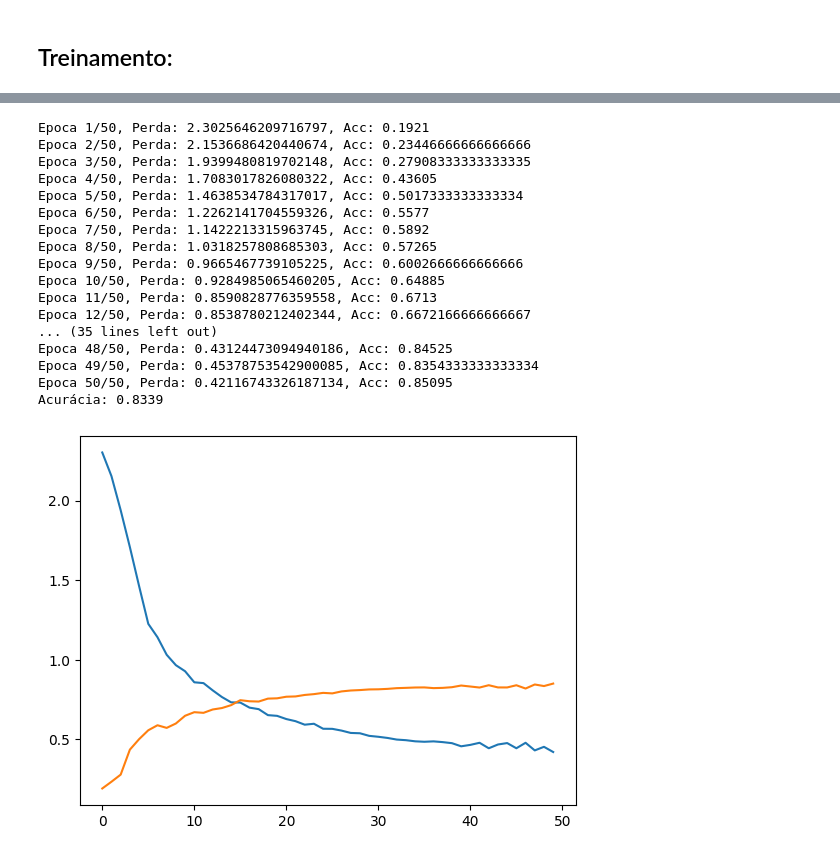
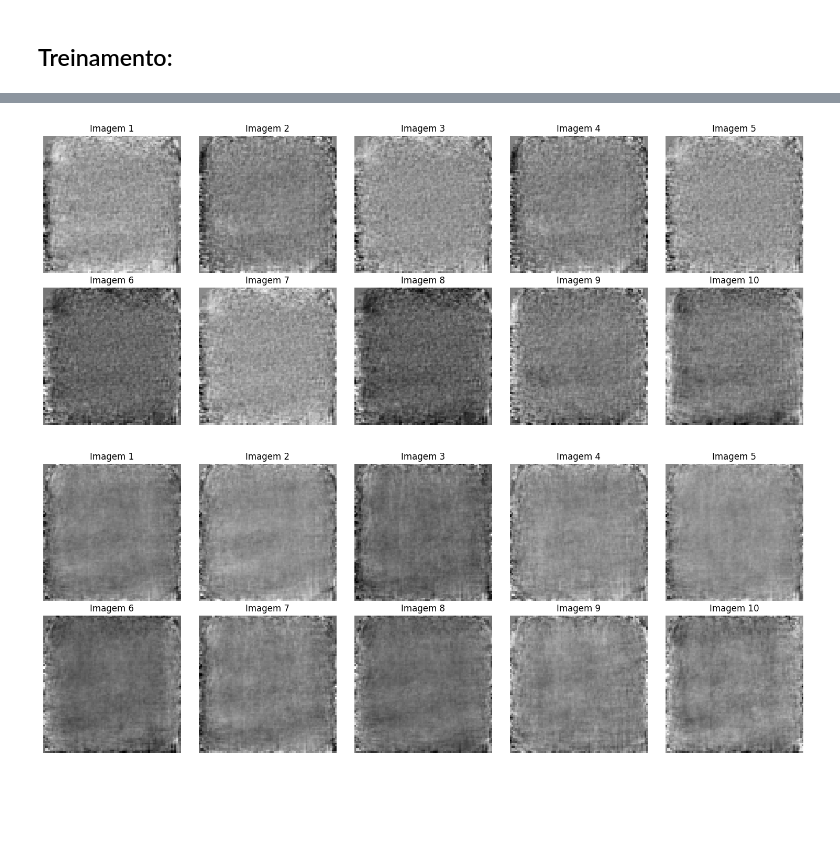
Before and after one commit to Od4ir/ML-Convolutional_Neural_Network, a Jupyter notebook: MLP.ipynb, the cells around one changed output, grey strips where cells are left out. Saved outputs shown, nothing was run; the diff lists cells and outputs as text; code cells hidden in the pictures; blank space fills up the shorter version.

```diff
--- a/MLP.ipynb
+++ b/MLP.ipynb
@@ -220,32 +243,22 @@ Acurácia: 0.6252
-# %%
-tamanho_entrada = 28 * 28
-camada_oculta1 = 128
-camada_oculta2 = 64
-camada_saida = 10
-
-modelo = MLP(tamanho_entrada, camada_oculta1, camada_oculta2, camada_saida)
-perda = nn.CrossEntropyLoss()
-otimizador = torch.optim.Adam(modelo.parameters(), lr=0.01)
-lista_perdas2, acuracias2 = treino(modelo, otimizador, perda, dados_treino_og, num_epocas=50)
-plt.plot(lista_perdas2, label='Original')
-plt.plot(acuracias2, label='Original')
-teste(modelo, dados_teste_og, rotulos_teste)
-# %% [output]
-Epoca 1/50, Perda: 2.3025646209716797, Acc: 0.1921
-Epoca 2/50, Perda: 2.1536686420440674, Acc: 0.23446666666666666
-Epoca 3/50, Perda: 1.9399480819702148, Acc: 0.27908333333333335
-Epoca 4/50, Perda: 1.7083017826080322, Acc: 0.43605
-Epoca 5/50, Perda: 1.4638534784317017, Acc: 0.5017333333333334
-Epoca 6/50, Perda: 1.2262141704559326, Acc: 0.5577
-Epoca 7/50, Perda: 1.1422213315963745, Acc: 0.5892
-Epoca 8/50, Perda: 1.0318257808685303, Acc: 0.57265
-Epoca 9/50, Perda: 0.9665467739105225, Acc: 0.6002666666666666
-Epoca 10/50, Perda: 0.9284985065460205, Acc: 0.64885
-Epoca 11/50, Perda: 0.8590828776359558, Acc: 0.6713
-Epoca 12/50, Perda: 0.8538780212402344, Acc: 0.6672166666666667
-... (35 lines left out)
-Epoca 48/50, Perda: 0.43124473094940186, Acc: 0.84525
-Epoca 49/50, Perda: 0.45378753542900085, Acc: 0.8354333333333334
-Epoca 50/50, Perda: 0.42116743326187134, Acc: 0.85095
-Acurácia: 0.8339
-[figure, removed]
+# %%
+def plot_vetores_de_peso(modelo, dimensao = 84):
+    aux = modelo.camada3.weight @ modelo.camada2.weight
+    aux = aux @ modelo.camada1.weight
+    aux = aux.view(10, dimensao, dimensao)
+
+    fig, axes = plt.subplots(2, 5, figsize=(15, 6))
+    for i in range(10):
+        ax = axes[i // 5, i % 5]
+        ax.imshow(aux[i].detach().numpy(), cmap='gray')
+        ax.set_title(f'Imagem {i + 1}')
+        ax.axis('off')
+
+    plt.tight_layout()
+    plt.show()
+
+
+plot_vetores_de_peso(modelo1)
+plot_vetores_de_peso(modelo2)
+# %% [output]
+[figure, added]
+[figure, added]
```
Also changed, not shown: parts of 8 cells of this notebook, 1 other file.
